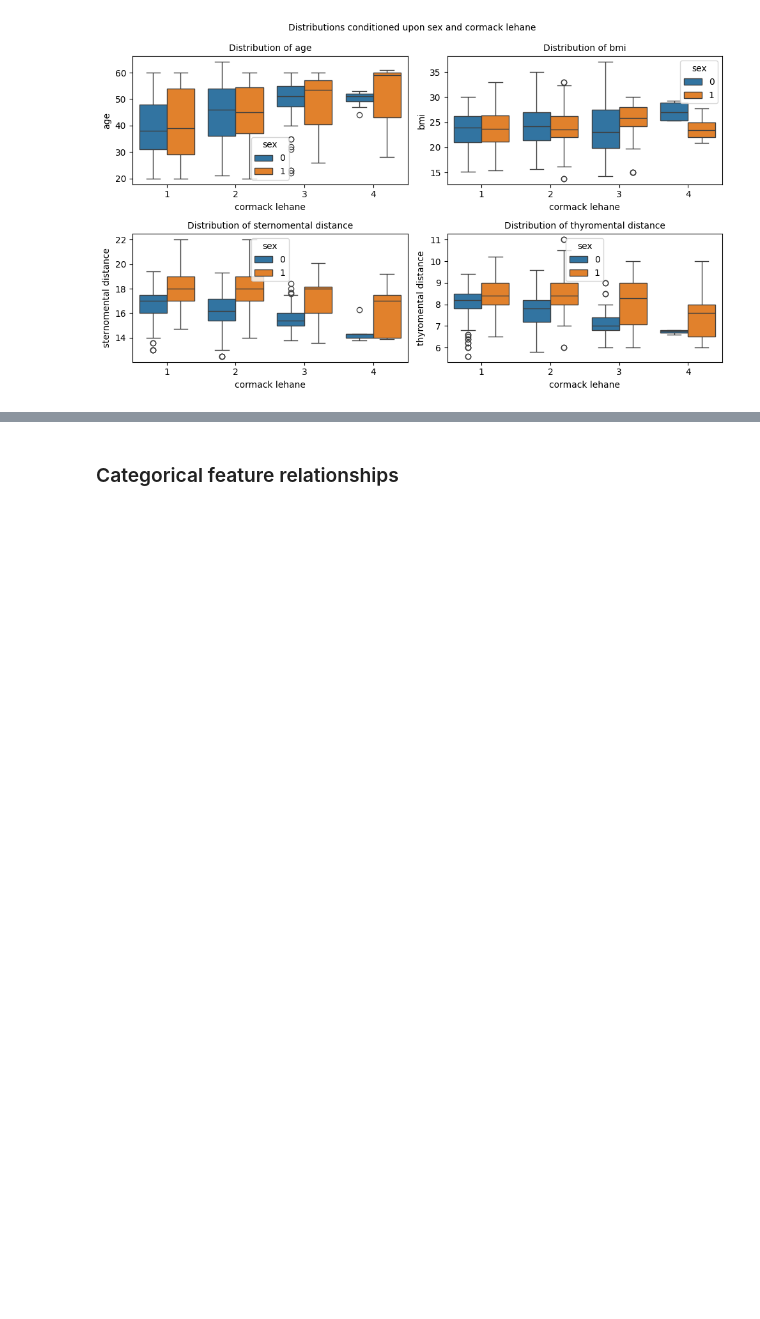
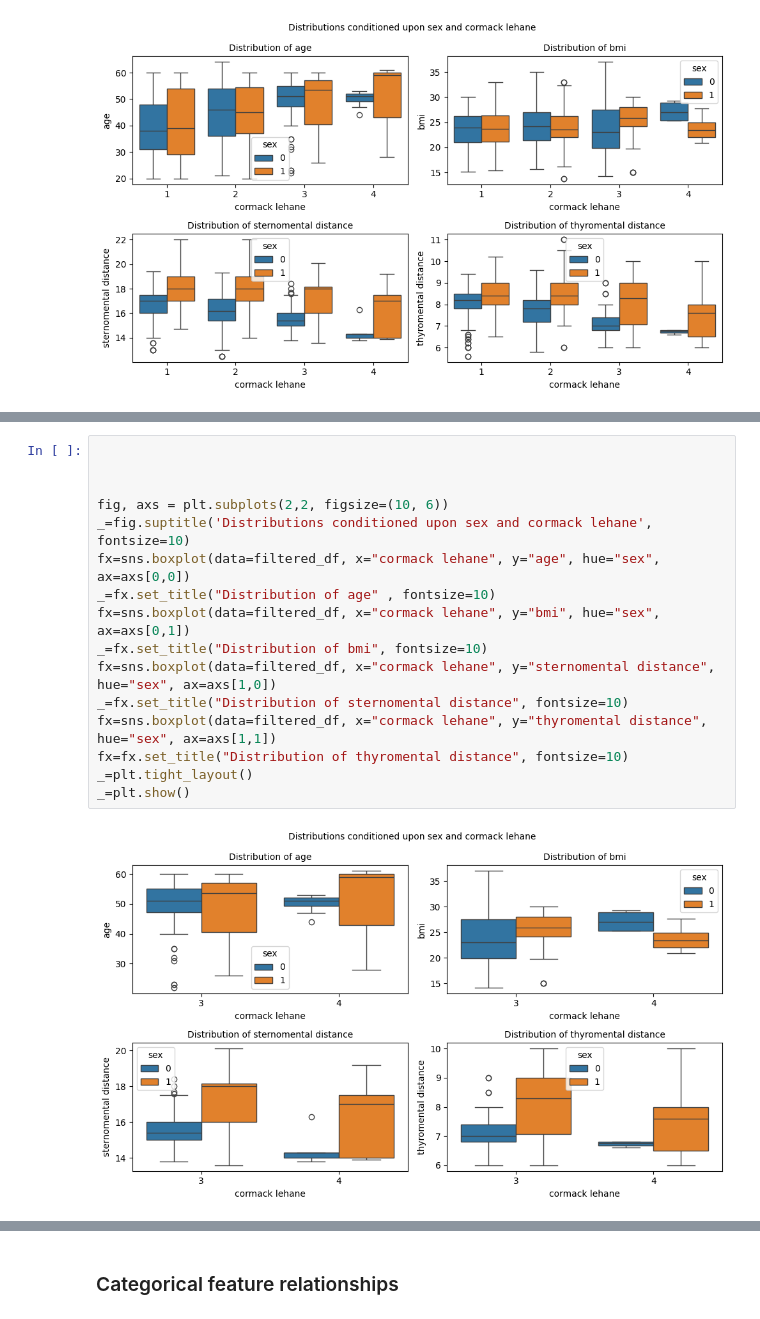
Before and after one commit to harnalashok/classification, a Jupyter notebook: airways.ipynb, the cells around one changed output, grey strips where cells are left out. Drawn from its saved outputs; the diff is of its cells as text; blank space fills up the shorter version.

```diff
--- a/airways.ipynb
+++ b/airways.ipynb
@@ -460,0 +514,18 @@ _=plt.show()
+# %%
+
+
+
+fig, axs = plt.subplots(2,2, figsize=(10, 6))
+_=fig.suptitle('Distributions conditioned upon sex and cormack lehane', fontsize=10)
+fx=sns.boxplot(data=filtered_df, x="cormack lehane", y="age", hue="sex", ax=axs[0,0])
+_=fx.set_title("Distribution of age" , fontsize=10)
+fx=sns.boxplot(data=filtered_df, x="cormack lehane", y="bmi", hue="sex", ax=axs[0,1])
+_=fx.set_title("Distribution of bmi", fontsize=10)
+fx=sns.boxplot(data=filtered_df, x="cormack lehane", y="sternomental distance", hue="sex", ax=axs[1,0])
+_=fx.set_title("Distribution of sternomental distance", fontsize=10)
+fx=sns.boxplot(data=filtered_df, x="cormack lehane", y="thyromental distance", hue="sex", ax=axs[1,1])
+fx=fx.set_title("Distribution of thyromental distance", fontsize=10)
+_=plt.tight_layout()
+_=plt.show()
+# %% [output]
+[figure, added]
```
Also changed, not shown: parts of 9 cells of this notebook.
